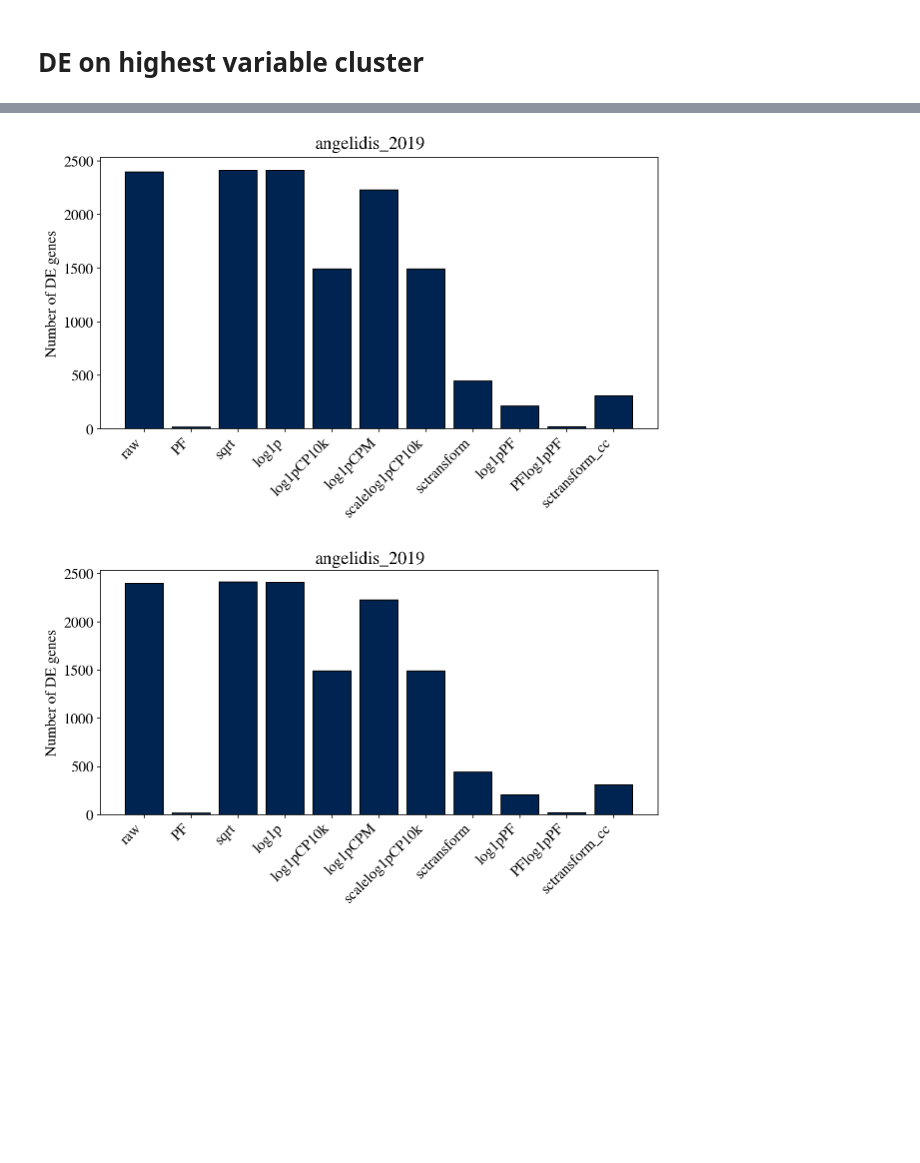
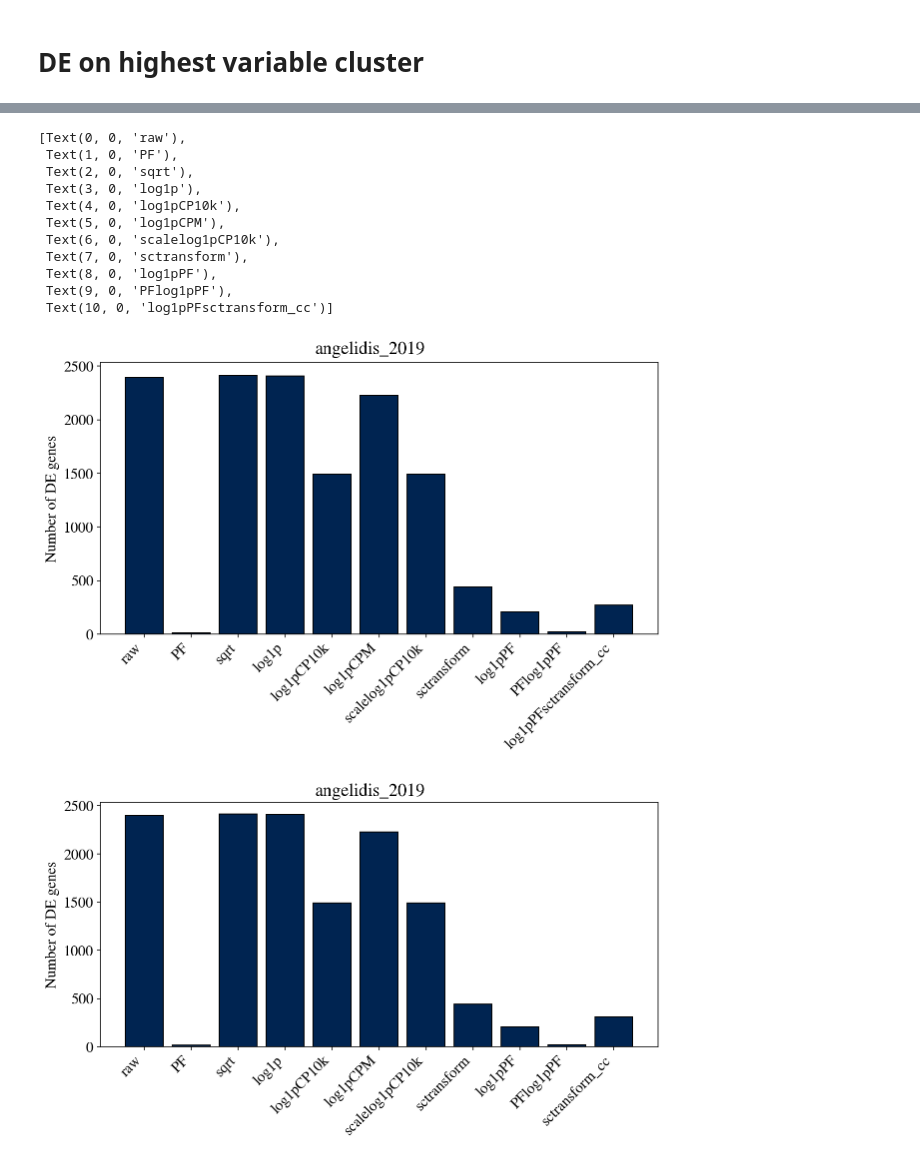
Before and after one commit to pachterlab/BHGP_2022, a Jupyter notebook: analysis/angelidis_depth.ipynb, the cells around one changed output, grey strips where cells are left out. Cells and saved outputs as stored; diff of their text form; code cells hidden in the pictures; blank space fills up the shorter version.

```diff
--- a/analysis/angelidis_depth.ipynb
+++ b/analysis/angelidis_depth.ipynb
@@ -78,7 +78,7 @@ labels = [
     "sctransform",
     "log1pPF",
     "PFlog1pPF",
-    "sctransform_cc",
+    "log1pPFsctransform_cc",
 ]
 txlabel = {
     "raw": "raw",
@@ -91,7 +91,7 @@ txlabel = {
     "sctransform": "sctransform",
     "pf_log": "log1pPF",
     "pf_log_pf": "PFlog1pPF",
-    "sctransform_cc": "sctransform_cc",
+    "sctransform_cc": "log1pPFsctransform_cc",
 }
 
 
@@ -133,6 +133,12 @@ loading sctransform
 loading cp10k_log_scale
 CPU times: user 12min 9s, sys: 23.2 s, total: 12min 33s
 Wall time: 12min 30s
+# %%
+pf = data["sctransform_cc"].sum(1).mean()
+
+new_sct_cc = np.log1p(normalize(data["sctransform_cc"], norm="l1")*pf)
+
+data["sctransform_cc"] = new_sct_cc
 # %%
 bcs = pd.read_csv(
     os.path.join(out_prefix, "metadata_barcodes.txt.gz"),
@@ -247,3 +253,4 @@ for l in labels:
     reg = LinearRegression().fit(x.reshape(-1, 1), y)
     r2 = reg.score(x.reshape(-1, 1), y)
     pc_corr[l] = np.sqrt(r2)
+    ct_metrics[l]["r2_pc1"] = r2
@@ -607,37 +628,48 @@ for l in labels:
 # %%
 fig, ax = plt.subplots(figsize=(10, 5))
 fig.suptitle(ds, y=0.94)
 
 x = [k for k, _ in res.items()]
 y = [v.name.nunique() for k, v in res.items()]
 ax.bar(x, y, facecolor=colors["cell"], edgecolor="k")
 ax.set(
     **{
         "ylabel": "Number of DE genes",
     }
 )
 
 ax.set_xticklabels(x, ha="right", rotation=45)
 
-base_file_name = "angelidis_2019-de_genes_celltype_split_depth-bar"
-save_path = os.path.join(base_figure_path, base_file_name)
-if not os.path.exists(save_path):
-    os.makedirs(save_path)
+# base_file_name = "angelidis_2019-de_genes_celltype_split_depth-bar"
+# save_path = os.path.join(base_figure_path, base_file_name)
+# if not os.path.exists(save_path):
+#     os.makedirs(save_path)
 
-fig.savefig(
-    os.path.join(save_path, f"{base_file_name}.png"),
-    facecolor="white",
-    transparent=False,
-    dpi=300,
-    bbox_inches="tight",
-)
-fig.savefig(
-    os.path.join(save_path, f"{base_file_name}.pdf"), dpi=300, bbox_inches="tight"
-)
+# fig.savefig(
+#     os.path.join(save_path, f"{base_file_name}.png"),
+#     facecolor="white",
+#     transparent=False,
+#     dpi=300,
+#     bbox_inches="tight",
+# )
+# fig.savefig(
+#     os.path.join(save_path, f"{base_file_name}.pdf"), dpi=300, bbox_inches="tight"
+# )
 
-fig.show()
+# fig.show()
 # %% [output]
+[Text(0, 0, 'raw'),
+ Text(1, 0, 'PF'),
+ Text(2, 0, 'sqrt'),
+ Text(3, 0, 'log1p'),
+ Text(4, 0, 'log1pCP10k'),
+ Text(5, 0, 'log1pCPM'),
+ Text(6, 0, 'scalelog1pCP10k'),
+ Text(7, 0, 'sctransform'),
+ Text(8, 0, 'log1pPF'),
+ Text(9, 0, 'PFlog1pPF'),
+ Text(10, 0, 'log1pPFsctransform_cc')]
-[figure, old version]
+[figure, new version]
 # %%
 # one example with corrected counts (sct and sct_cc only supp fig)
 # %%
```
Also changed, not shown: parts of 4 cells of this notebook, 2 other files.
